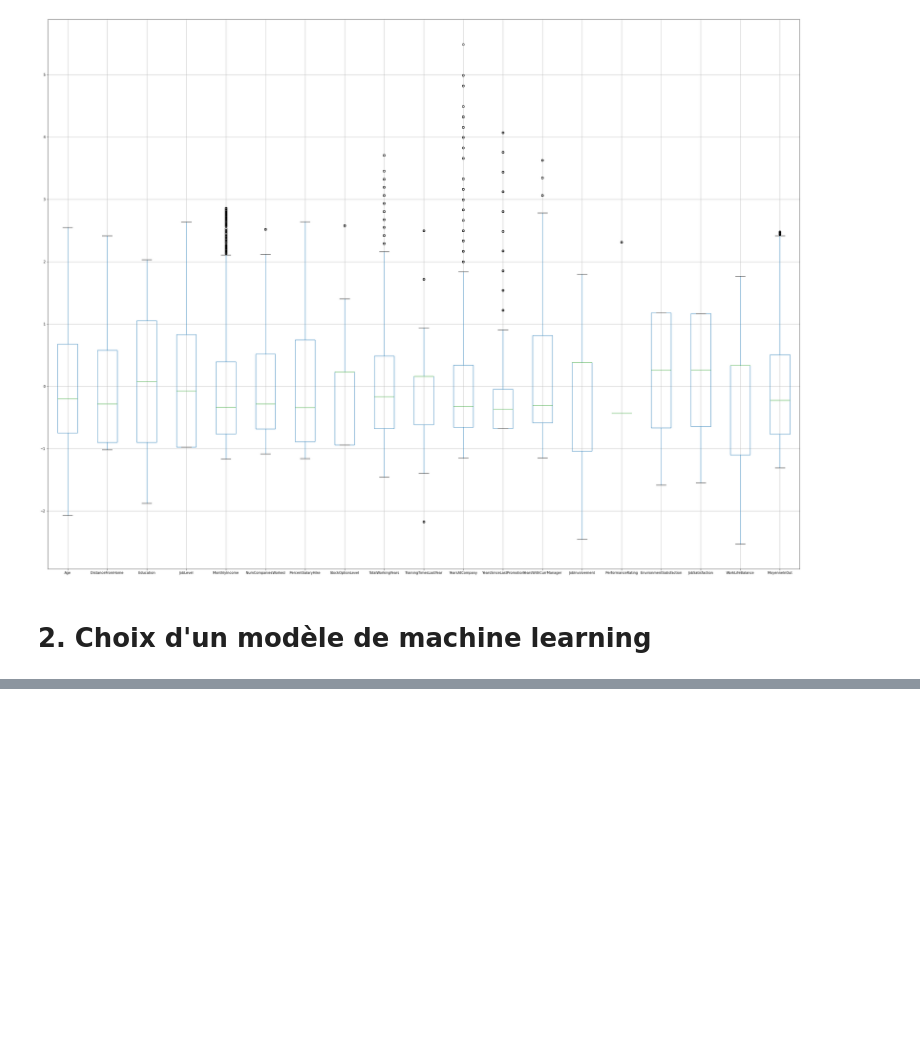
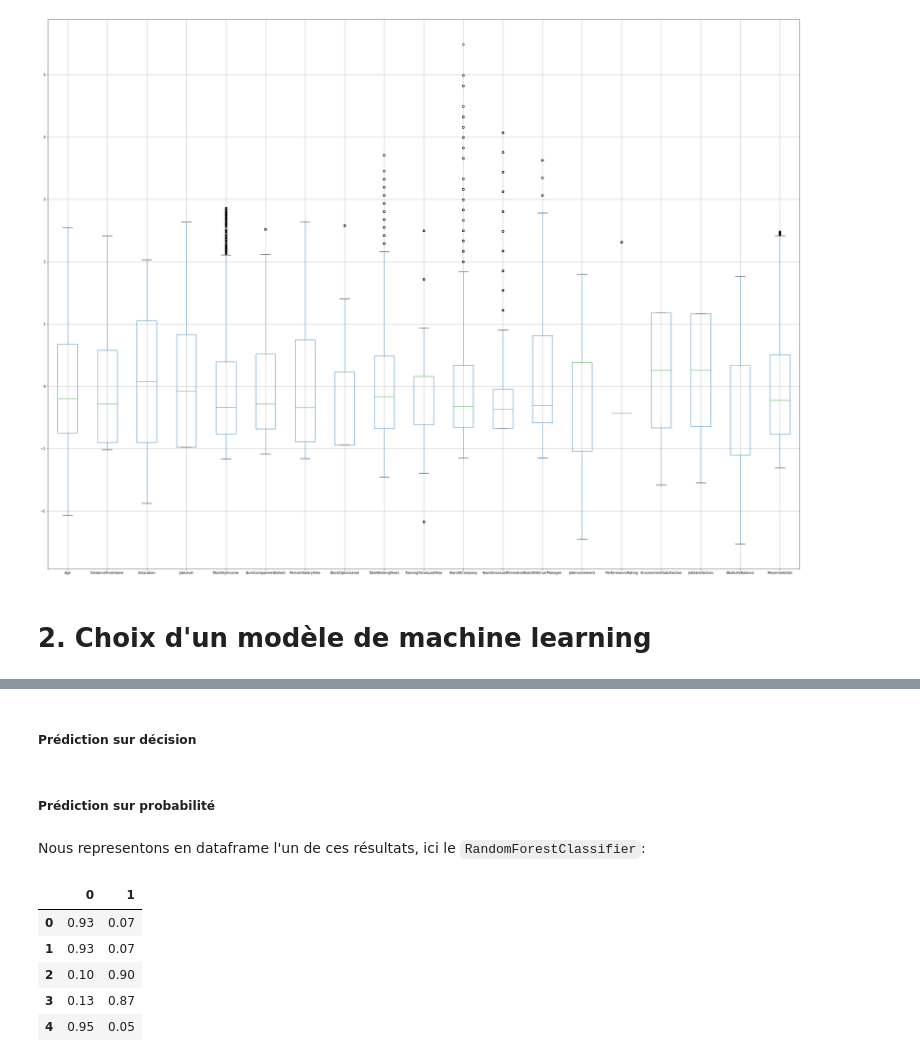
Before and after one commit to Ugo-Girard-Tissier/Projet-IA, a Jupyter notebook: Projet IA.ipynb, the cells around one changed output, grey strips where cells are left out. Cells and saved outputs as stored; diff of their text form; code cells hidden in the pictures; blank space fills up the shorter version.

```diff
--- a/Projet IA.ipynb
+++ b/Projet IA.ipynb
@@ -419,7 +425,7 @@ from sklearn.impute import SimpleImputer
 from sklearn.preprocessing import StandardScaler
 
 num_pipeline = Pipeline([
-        ('imput', SimpleImputer(strategy="median")),
+        ('imputer', SimpleImputer(strategy="median")),
         ('std_scaler', StandardScaler()),
     ])
 # %% [markdown]
@@ -473,0 +473,4 @@ train_set_features_prepared_pd.boxplot(train_set_features_num, figsize=(40,30))
+# %%
+from sklearn.ensemble import RandomForestClassifier
+forest_clas = RandomForestClassifier(random_state=42)
+forest_clas.fit(train_set_features_prepared, train_set_labels)
@@ -473,0 +483,4 @@ train_set_features_prepared_pd.boxplot(train_set_features_num, figsize=(40,30))
+# %%
+from sklearn.linear_model import LogisticRegression
+logistic_reg = LogisticRegression(random_state=42)
+logistic_reg.fit(train_set_features_prepared, train_set_labels)
@@ -473,0 +523,2 @@ train_set_features_prepared_pd.boxplot(train_set_features_num, figsize=(40,30))
+# %% [markdown]
+##### Prédiction sur décision
@@ -473,0 +529,2 @@ train_set_features_prepared_pd.boxplot(train_set_features_num, figsize=(40,30))
+# %% [markdown]
+##### Prédiction sur probabilité
@@ -473,0 +535,12 @@ train_set_features_prepared_pd.boxplot(train_set_features_num, figsize=(40,30))
+# %% [markdown]
+Nous representons en dataframe l'un de ces résultats, ici le `RandomForestClassifier`:
+# %%
+forest_clas_score_pd = pd.DataFrame(data=forest_clas_score)
+forest_clas_score_pd.head()
+# %% [output]
+|  | 0 | 1 |
+| 0 | 0.93 | 0.07 |
+| 1 | 0.93 | 0.07 |
+| 2 | 0.10 | 0.90 |
+| 3 | 0.13 | 0.87 |
+| 4 | 0.95 | 0.05 |
```
Also changed, not shown: parts of 43 cells of this notebook.
